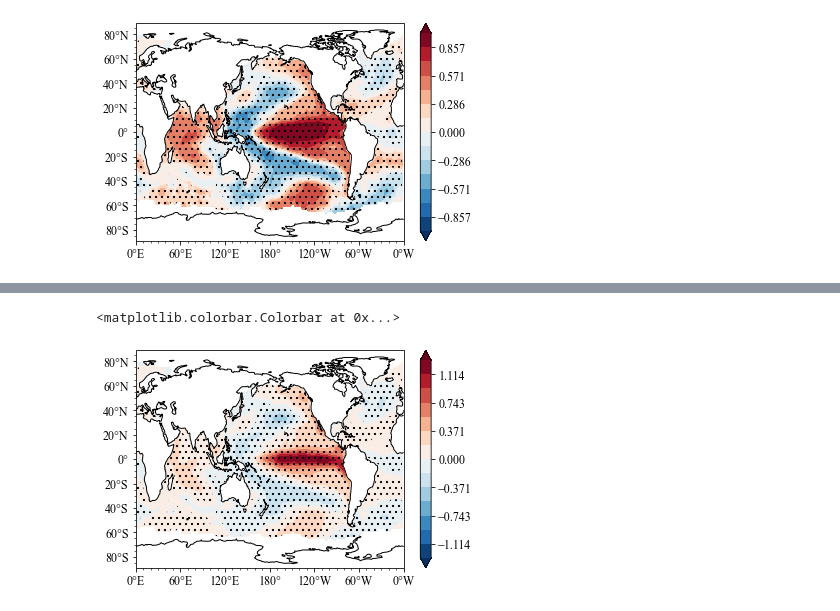
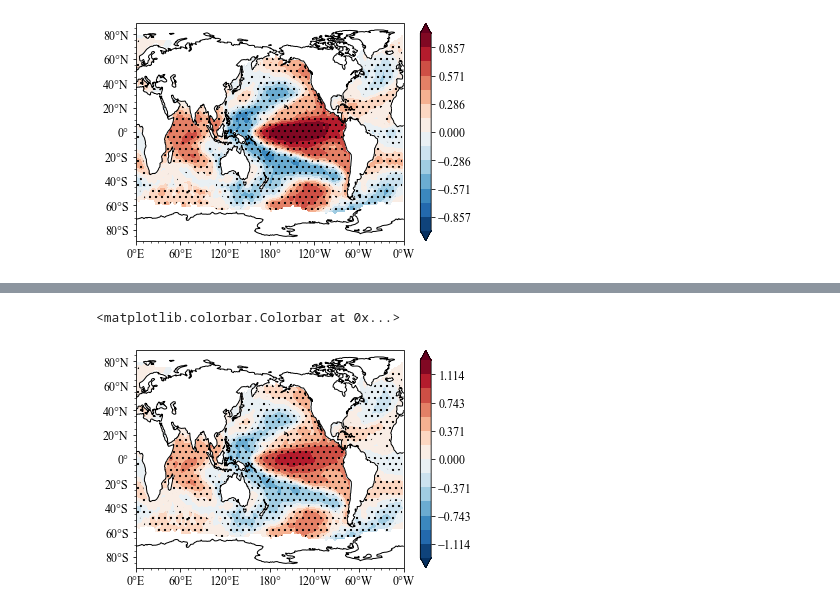
Before and after one commit to ZiluM/sacpy, a Jupyter notebook: examples/Nino34RegSST.ipynb, the cells around one changed output, grey strips where cells are left out. Saved outputs shown, nothing was run; the diff lists cells and outputs as text; code cells hidden in the pictures.

```diff
--- a/examples/Nino34RegSST.ipynb
+++ b/examples/Nino34RegSST.ipynb
@@ -71,12 +65,12 @@ import scipy.stats as sts
 
 
 def for_loop_reg(nino34, ssta):
-    slope = np.zeros_like(ssta[0])
+    rvalue = np.zeros_like(ssta[0])
     p = np.zeros_like(ssta[0])
-    for i in range(slope.shape[0]):
-        for j in range(slope.shape[1]):
+    for i in range(rvalue.shape[0]):
+        for j in range(rvalue.shape[1]):
             res = sts.linregress(nino34, ssta[:, i, j])
-            slope[i, j], p[i, j] = res.slope, res.pvalue
-    return slope, p
+            rvalue[i, j], p[i, j] = res.rvalue, res.pvalue
+    return rvalue, p
 
-%time for i in range(10): slope, p = for_loop_reg(np.array(Nino34), np.array(ssta))
+rvalue, p = for_loop_reg(np.array(Nino34), np.array(ssta))
@@ -86,32 +77,32 @@ Wall time: 17.9 s
 # %%
 plt.rc('font', family='Times New Roman', size=12)
 ax = plt.axes(projection=ccrs.PlateCarree(central_longitude=180))
 m = ax.contourf(ssta.lon,
                 ssta.lat,
-                slope,
+                rvalue,
                 cmap="RdBu_r",
                 levels=np.linspace(-1.3, 1.3, 15),
                 extend="both",
                 transform=ccrs.PlateCarree())
 n = plt.contourf(ssta.lon,
                  ssta.lat,
                  p,
                  levels=[0, 0.05, 1],
                  zorder=1,
                  hatches=['..', None],
                  colors="None",
                  transform=ccrs.PlateCarree())
 xtk = np.arange(-180,181,60)
 ax.set_xticks(xtk)
 # ax.set_xticks(xtk,crs=ccrs.PlateCarree())
 ax.set_yticks(np.arange(-80,81,20),crs=ccrs.PlateCarree())
 ax.yaxis.set_major_formatter(LatitudeFormatter())
 ax.xaxis.set_major_formatter(LongitudeFormatter(zero_direction_label=True))
 ax.xaxis.set_minor_locator(MultipleLocator(10))
 ax.yaxis.set_minor_locator(MultipleLocator(5))
 ax.coastlines()
 ax.set_aspect("auto")
 plt.colorbar(m)
 # %% [output]
 <matplotlib.colorbar.Colorbar at 0x...>
-[figure, old version]
+[figure, new version]
```
Also changed, not shown: parts of 7 cells of this notebook.
